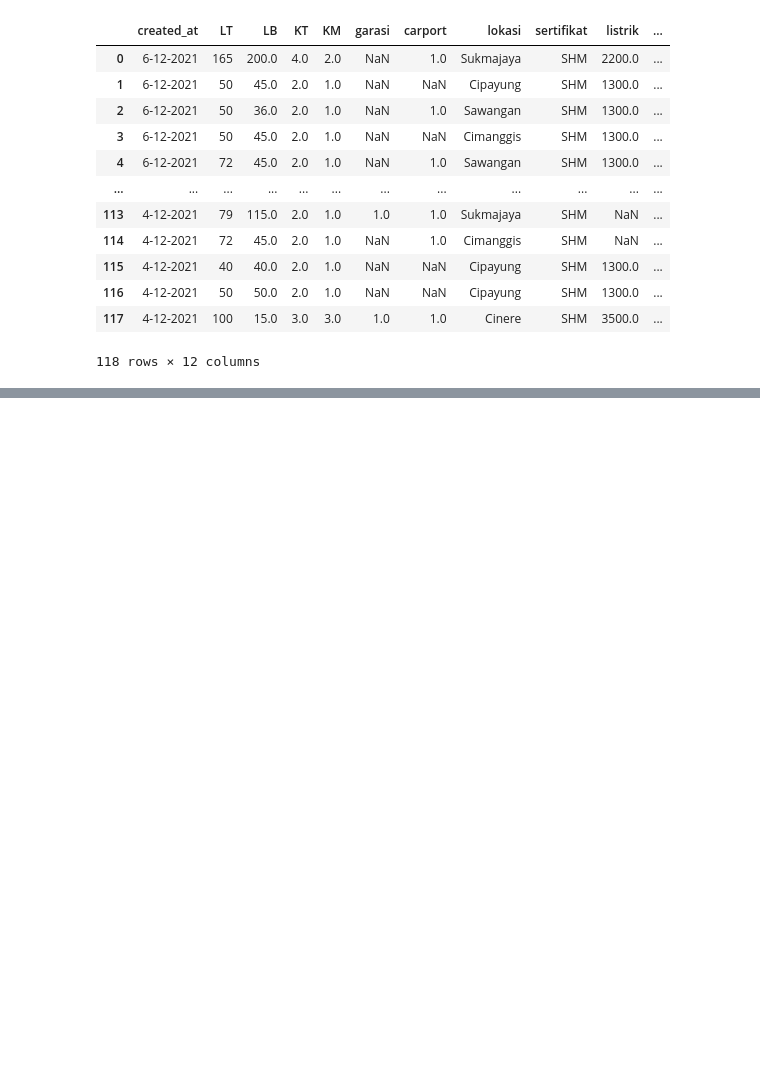
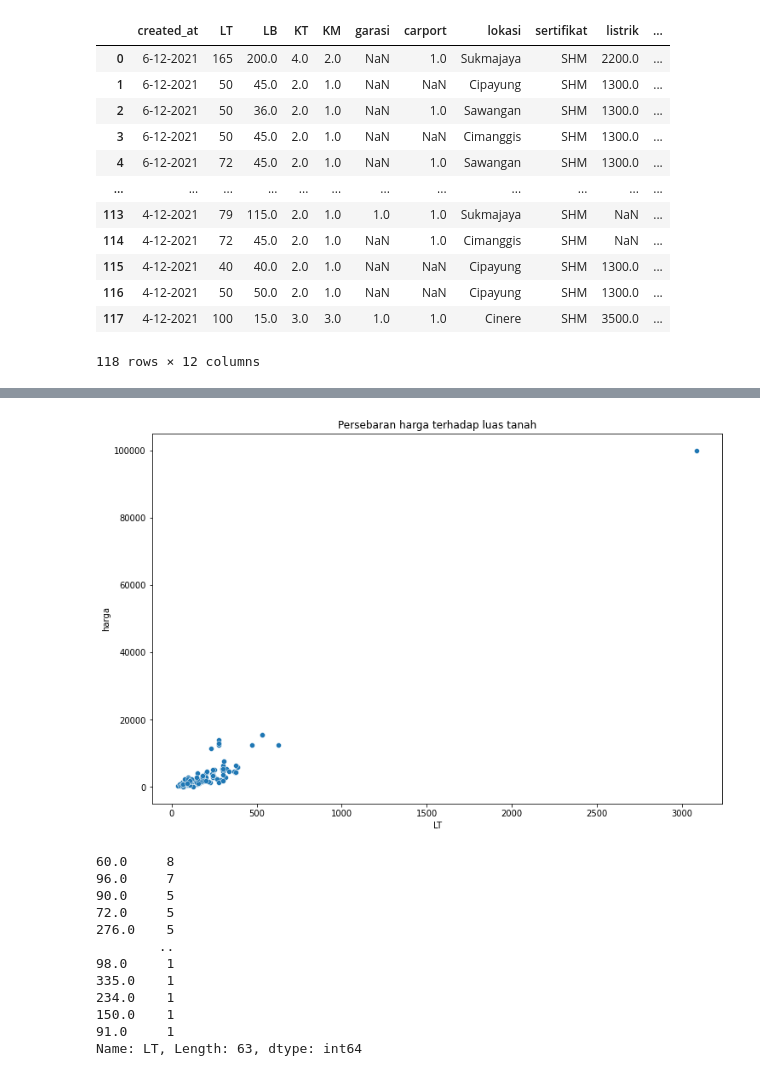
Before and after one commit to ilman79/Kelompok-5, a Jupyter notebook: Kodingan.ipynb, the cells around one changed output, grey strips where cells are left out. Cells and saved outputs as stored; diff of their text form; code cells hidden in the pictures; blank space fills up the shorter version.

```diff
--- a/Kodingan.ipynb
+++ b/Kodingan.ipynb
@@ -5,7 +7,3 @@ import matplotlib.pyplot as plt
 import seaborn as sns
 import warnings; warnings.simplefilter('ignore')
 from datetime import datetime
-# %%
-jakarta = "C:/Users/User/Downloads/jakarta.csv"
-data = (pd.read_csv(jakarta, low_memory = False, encoding = 'utf8'))
-data
@@ -487,0 +594,20 @@ join
+# %%
+plt.figure(figsize = (12,8))
+sns.scatterplot(x = data1_baru['LT'], y = data1_baru['harga'])
+plt.title('Persebaran harga terhadap luas tanah')
+plt.show()
+print(data1_baru['LT'].value_counts())
+# %% [output]
+[figure, added]
+60.0     8
+96.0     7
+90.0     5
+72.0     5
+276.0    5
+        ..
+98.0     1
+335.0    1
+234.0    1
+150.0    1
+91.0     1
+Name: LT, Length: 63, dtype: int64
```
Also changed, not shown: parts of 60 cells of this notebook.
